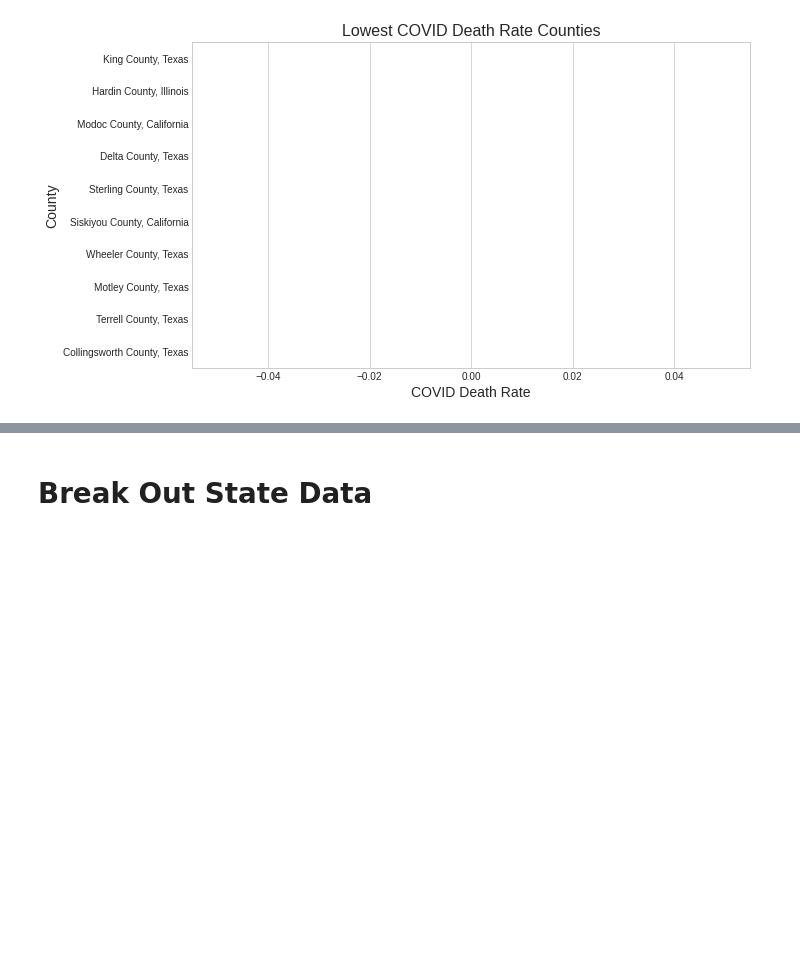
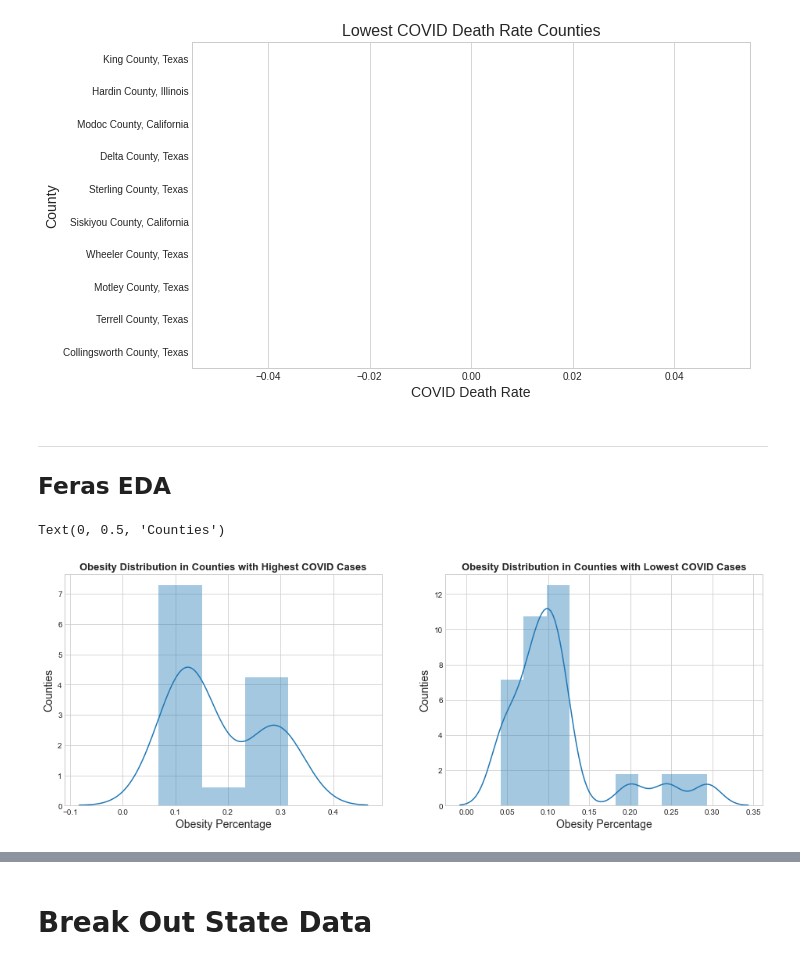
Before and after one commit to cxclark/covid19-analysis, a Jupyter notebook: code/04_eda_preprocessing_5_states.ipynb, the cells around one changed output, grey strips where cells are left out. Saved outputs shown, nothing was run; the diff lists cells and outputs as text; code cells hidden in the pictures; blank space fills up the shorter version.

Commit message:
PCA modeling and EDA for high/low counties

```diff
--- a/code/04_eda_preprocessing_5_states.ipynb
+++ b/code/04_eda_preprocessing_5_states.ipynb
@@ -448,3 +448,30 @@ plt.ylabel('County', fontsize=14)
 plt.title('Lowest COVID Death Rate Counties', fontsize=16);
 # %% [output]
 [figure]
+# %% [markdown]
+----
+## Feras EDA
+# %%
+# Extract the 10 counties with the highest cases_per_100_people.
+top_10_per = df.sort_values(by='cases_per_100_people', ascending=False)[:20]
+# %%
+# Extract the 10 counties with the highest cases_per_100_people.
+low_10_per = df.sort_values(by='cases_per_100_people', ascending=True)[:20]
+# %%
+plt.figure(figsize=(16,12))
+
+plt.subplot(2, 2, 1)
+plt.title('Obesity Distribution in Counties with Highest COVID Cases', fontdict={'fontsize':13, 'fontweight':'bold'})
+sns.distplot(top_10_per['obes_percent'])
+plt.xlabel('Obesity Percentage', fontsize=14)
+plt.ylabel('Counties', fontsize=14)
+
+
+plt.subplot(2, 2, 2)
+plt.title('Obesity Distribution in Counties with Lowest COVID Cases', fontdict={'fontsize':13, 'fontweight':'bold'})
+sns.distplot(low_10_per['obes_percent'])
+plt.xlabel('Obesity Percentage', fontsize=14)
+plt.ylabel('Counties', fontsize=14)
+# %% [output]
+Text(0, 0.5, 'Counties')
+[figure, added]
```
Also changed, not shown: parts of 10 cells of this notebook, 7 other files.
